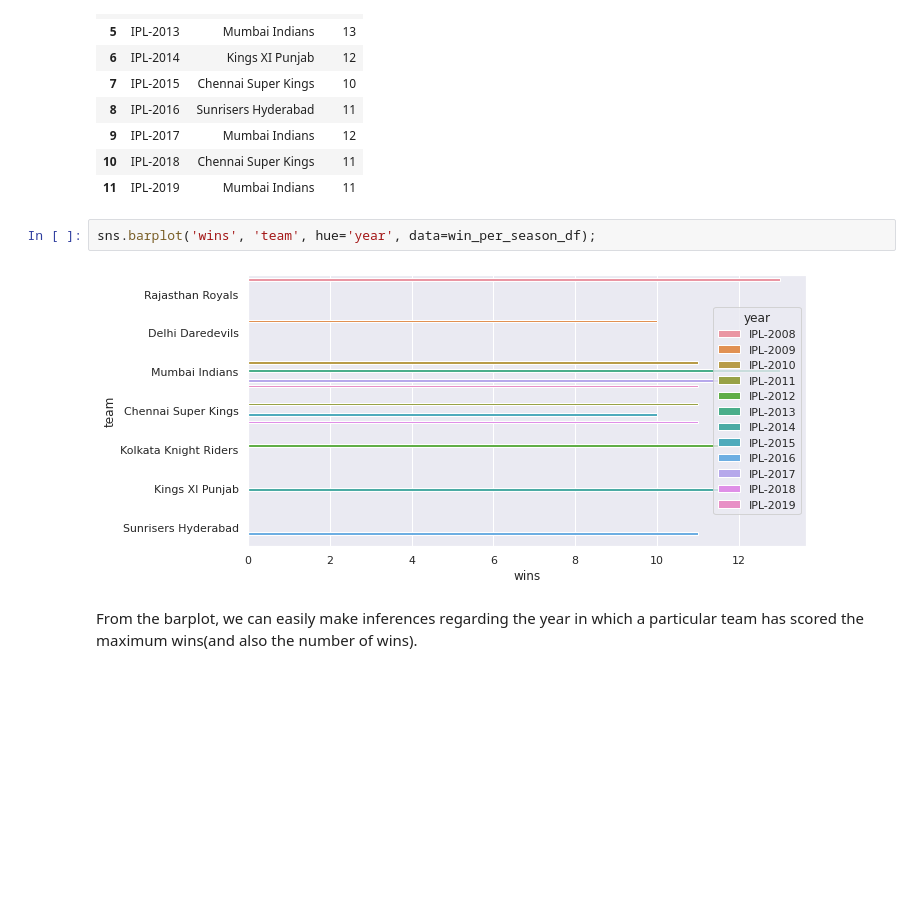
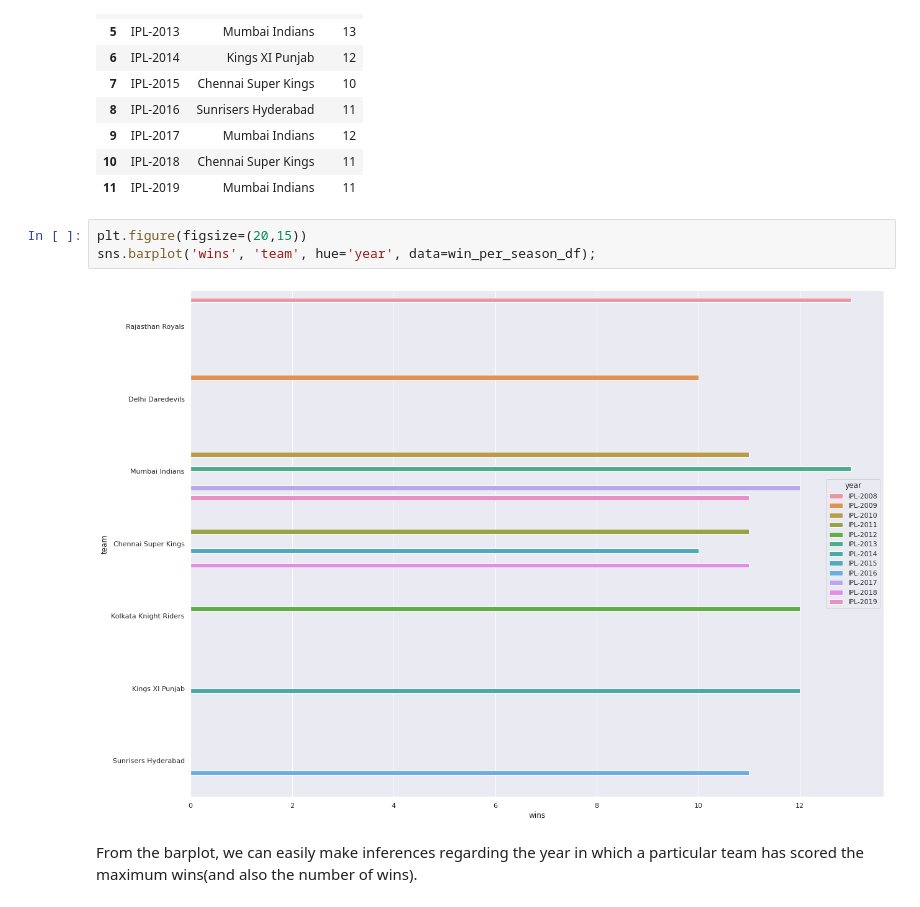
Before and after one commit to 15021996/IPL_DataAnalysis, a Jupyter notebook: Soumya_Team_3_Capstone_Project.ipynb, the cells around one changed output. Drawn from its saved outputs; the diff is of its cells as text; blank space fills up the shorter version.

```diff
--- a/Soumya_Team_3_Capstone_Project.ipynb
+++ b/Soumya_Team_3_Capstone_Project.ipynb
@@ -206,9 +209,10 @@ win_per_season_df
 | 10 | IPL-2018 | Chennai Super Kings | 11 |
 | 11 | IPL-2019 | Mumbai Indians | 11 |
 # %%
+plt.figure(figsize=(20,15))
 sns.barplot('wins', 'team', hue='year', data=win_per_season_df);
 # %% [output]
-[figure, old version]
+[figure, new version]
 # %% [markdown]
 From the barplot, we can easily make inferences regarding the year in which a particular team has scored the maximum wins(and also the number of wins).
 # %% [markdown]
```
Also changed, not shown: parts of 61 cells of this notebook.
